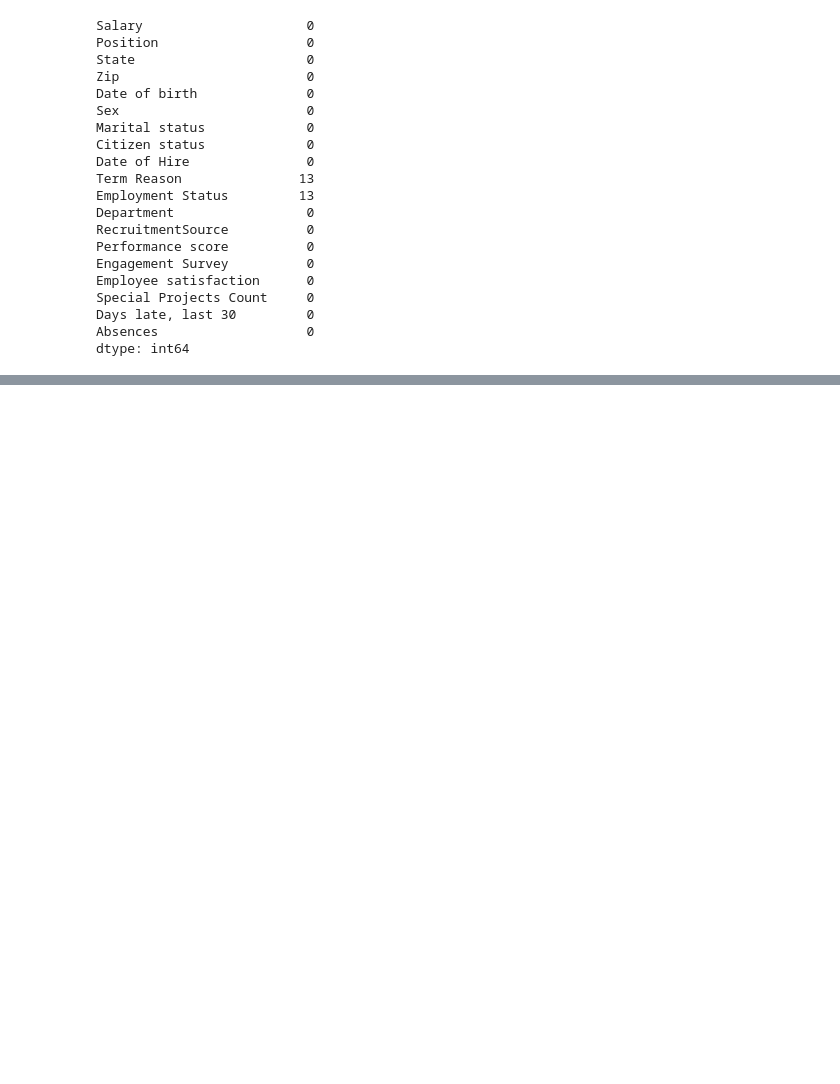
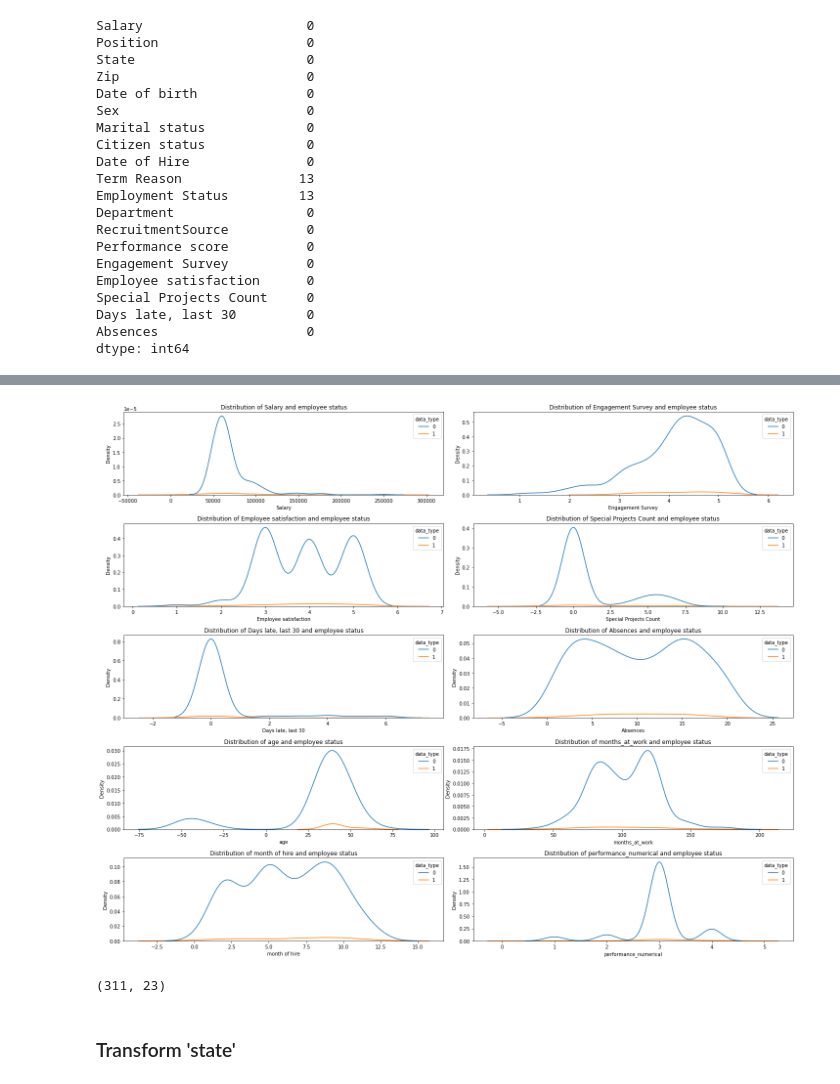
Before and after one commit to askarum/projects, a Jupyter notebook: employee_attrition/testA.ipynb, the cells around one changed output, grey strips where cells are left out. Saved outputs shown, nothing was run; the diff lists cells and outputs as text; code cells hidden in the pictures; blank space fills up the shorter version.

```diff
--- a/employee_attrition/testA.ipynb
+++ b/employee_attrition/testA.ipynb
@@ -143,0 +144,22 @@ df['months_at_work'] = today.year*12+today.month - (df['Date of Hire'].dt.month+
+# %%
+df['data_type'] = df['Employment Status'].isna().astype(int)
+
+fig, axes = plt.subplots(figsize = (20,16), ncols = 2, nrows = 5)
+cols = int_cols.columns
+
+
+for i in range(5):
+    for j in range(i, i+2):
+        sns.kdeplot(ax = axes[i, j-i], data = df, x = cols[i+j], hue = 'data_type')
+        axes[i, j-i].set_title(f'Distribution of {cols[i+j]} and employee status')
+
+fig.tight_layout()
+plt.show()
+# %% [output]
+[figure, added]
+# %%
+df.shape
+# %% [output]
+(311, 23)
+# %% [markdown]
+### Transform 'state'
```
Also changed, not shown: parts of 127 cells of this notebook.
